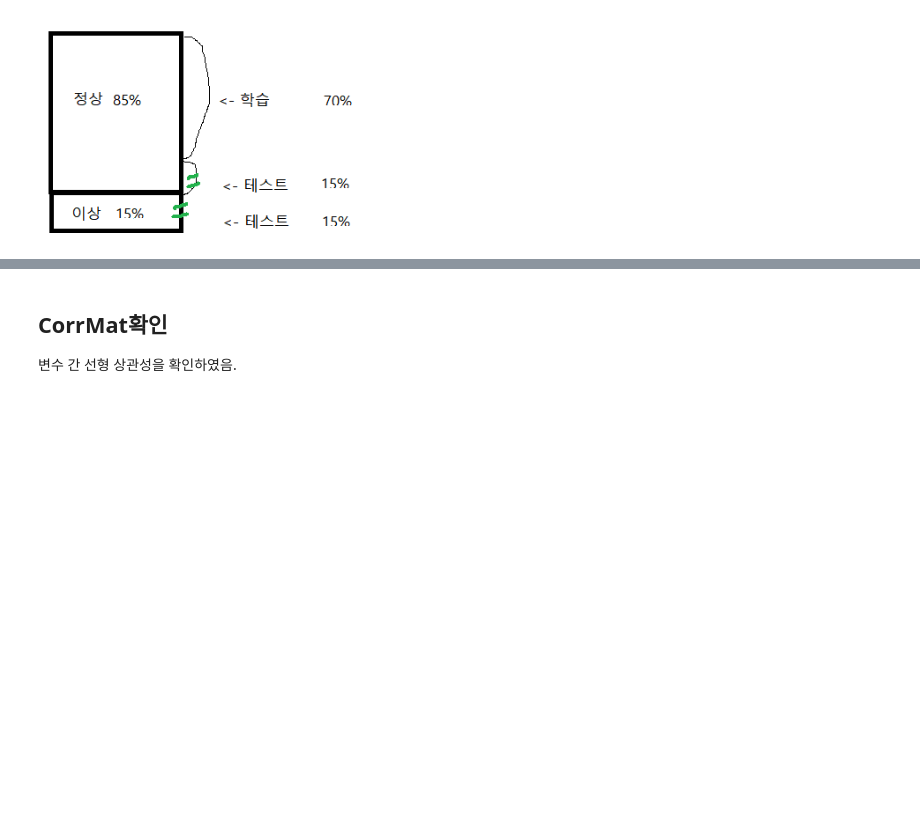
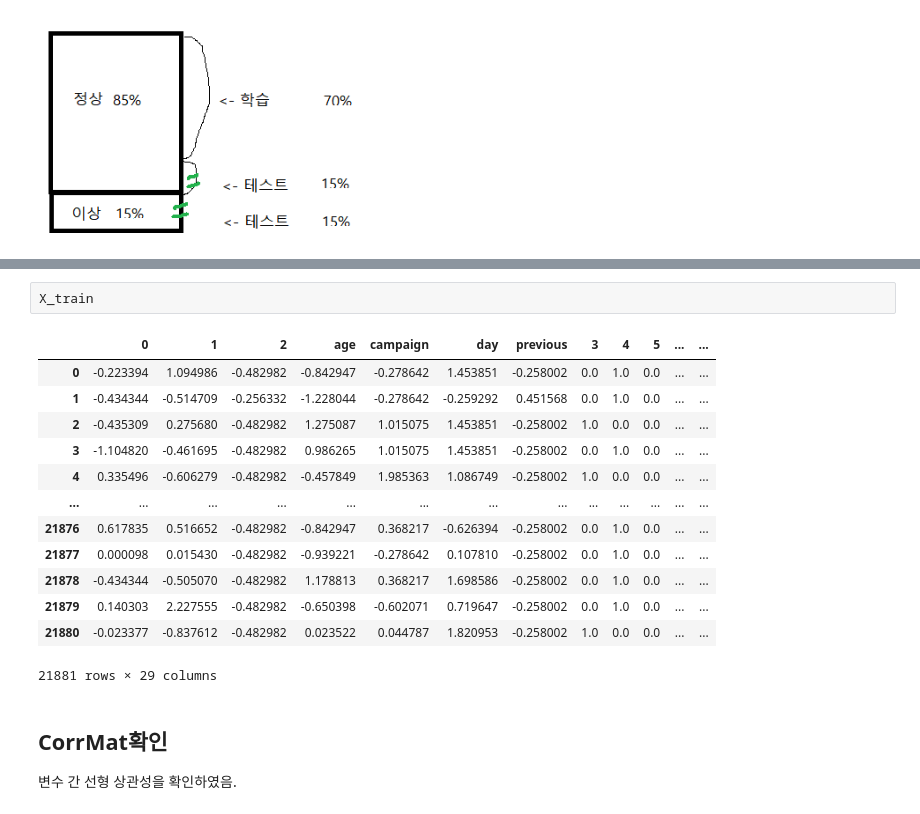
Before and after one commit to sejinhwang97ko/Anomaly-Detection, a Jupyter notebook: preprocessing/Preprocessing_detail.ipynb, the cells around one changed output, grey strips where cells are left out. Drawn from its saved outputs; the diff is of its cells as text; blank space fills up the shorter version.

```diff
--- a/preprocessing/Preprocessing_detail.ipynb
+++ b/preprocessing/Preprocessing_detail.ipynb
@@ -462,3 +516,19 @@ Y_test = pd.concat([Y_normal_shuffled_test, y_anomaly])
+# %%
+X_train
+# %% [output]
+|  | 0 | 1 | 2 | age | campaign | day | previous | 3 | 4 | 5 | ... | ... |
+| 0 | -0.223394 | 1.094986 | -0.482982 | -0.842947 | -0.278642 | 1.453851 | -0.258002 | 0.0 | 1.0 | 0.0 | ... | ... |
+| 1 | -0.434344 | -0.514709 | -0.256332 | -1.228044 | -0.278642 | -0.259292 | 0.451568 | 0.0 | 1.0 | 0.0 | ... | ... |
+| 2 | -0.435309 | 0.275680 | -0.482982 | 1.275087 | 1.015075 | 1.453851 | -0.258002 | 1.0 | 0.0 | 0.0 | ... | ... |
+| 3 | -1.104820 | -0.461695 | -0.482982 | 0.986265 | 1.015075 | 1.453851 | -0.258002 | 0.0 | 1.0 | 0.0 | ... | ... |
+| 4 | 0.335496 | -0.606279 | -0.482982 | -0.457849 | 1.985363 | 1.086749 | -0.258002 | 1.0 | 0.0 | 0.0 | ... | ... |
+| ... | ... | ... | ... | ... | ... | ... | ... | ... | ... | ... | ... | ... |
+| 21876 | 0.617835 | 0.516652 | -0.482982 | -0.842947 | 0.368217 | -0.626394 | -0.258002 | 0.0 | 1.0 | 0.0 | ... | ... |
+| 21877 | 0.000098 | 0.015430 | -0.482982 | -0.939221 | -0.278642 | 0.107810 | -0.258002 | 0.0 | 1.0 | 0.0 | ... | ... |
+| 21878 | -0.434344 | -0.505070 | -0.482982 | 1.178813 | 0.368217 | 1.698586 | -0.258002 | 0.0 | 1.0 | 0.0 | ... | ... |
+| 21879 | 0.140303 | 2.227555 | -0.482982 | -0.650398 | -0.602071 | 0.719647 | -0.258002 | 0.0 | 1.0 | 0.0 | ... | ... |
+| 21880 | -0.023377 | -0.837612 | -0.482982 | 0.023522 | 0.044787 | 1.820953 | -0.258002 | 1.0 | 0.0 | 0.0 | ... | ... |
+21881 rows × 29 columns
 # %% [markdown]
 ## CorrMat확인
 변수 간 선형 상관성을 확인하였음.
```
Also changed, not shown: parts of 16 cells of this notebook, 7 other files.
